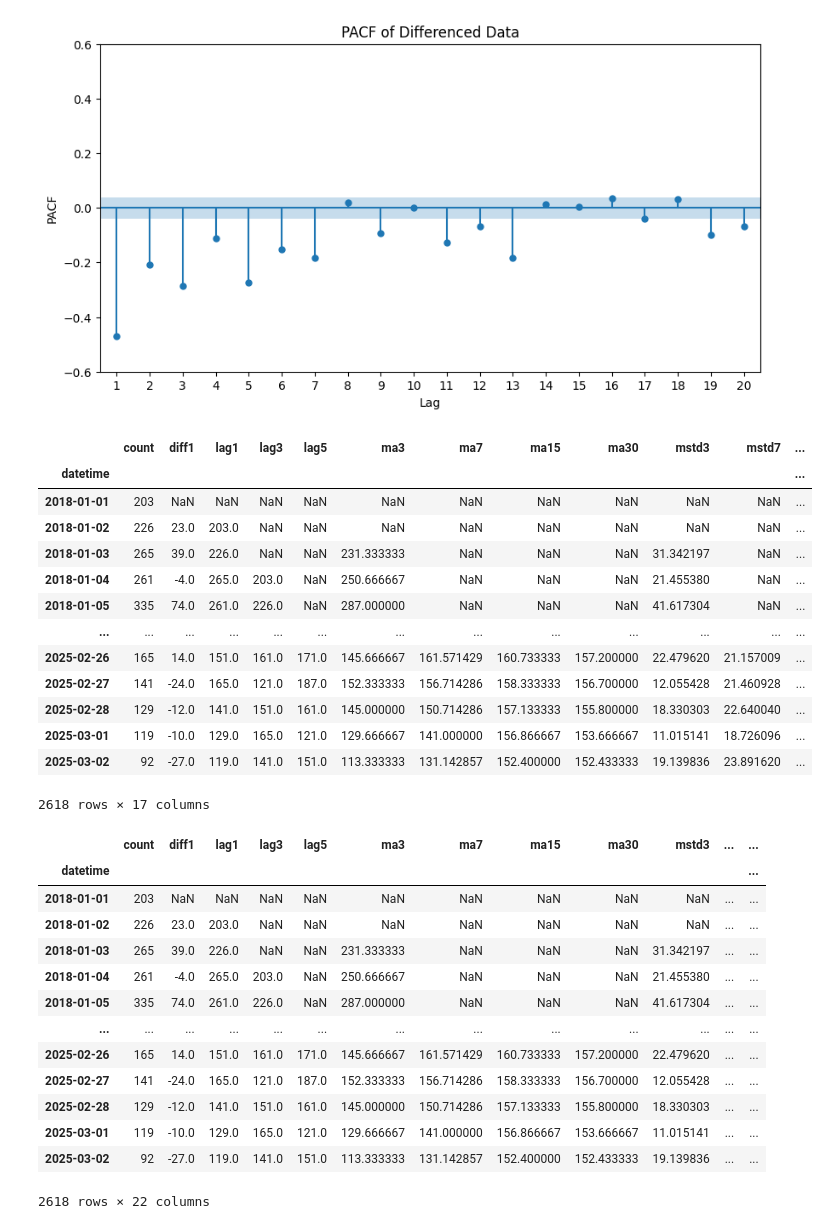
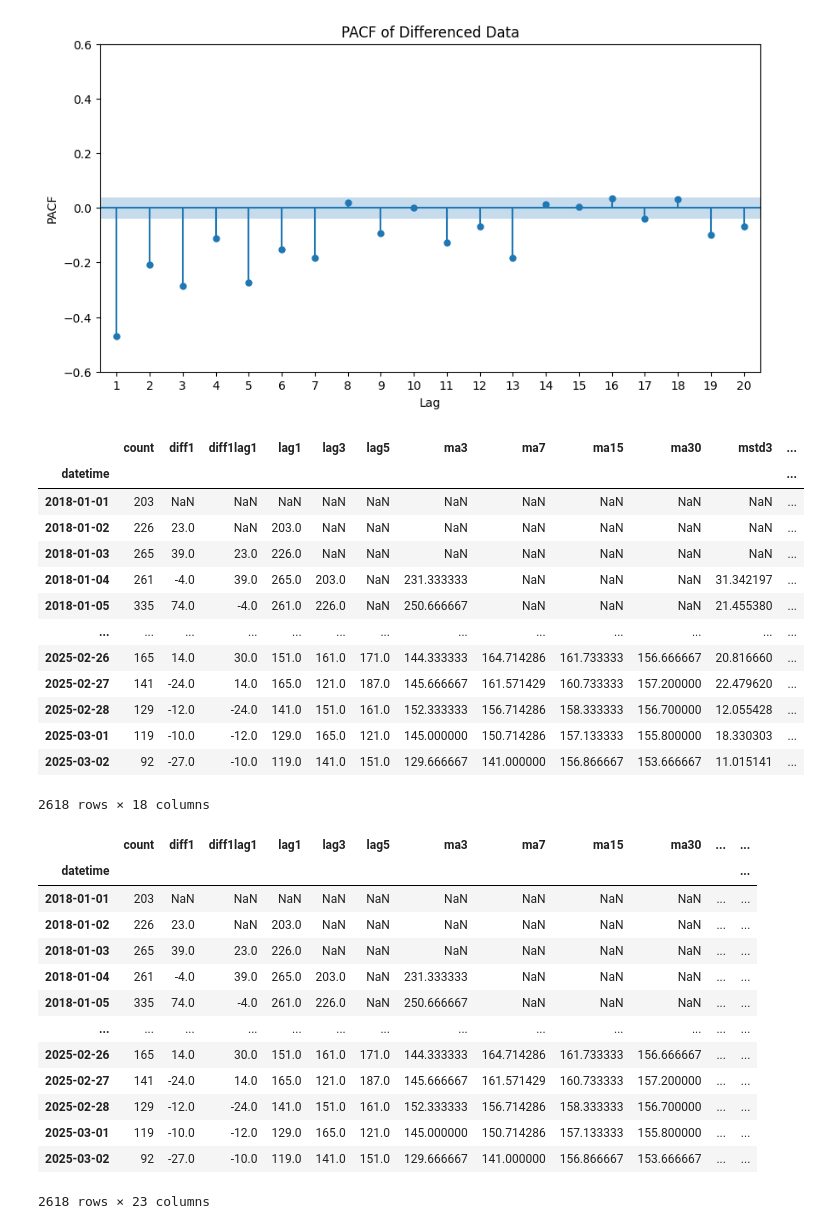
Before and after one commit to rogerwng/SFPD_Crime, a Jupyter notebook: forecasting.ipynb, the cells around one changed output. Drawn from its saved outputs; the diff is of its cells as text; code cells hidden in the pictures.

```diff
--- a/forecasting.ipynb
+++ b/forecasting.ipynb
@@ -67,6 +68,7 @@ Time Series Size: 2618
 [figure]
 # %%
 ts['diff1'] = ts['count'].diff(1)
+ts['diff1lag1'] = ts['diff1'].shift(1)
 
 fig, ax = plt.subplots(1,1, figsize=(15, 5))
 ax.plot(ts['diff1'])
@@ -93,35 +95,35 @@ plt.show()
 # %%
 # create lag1, lag3, lag5 features
 for lag in [1, 3, 5]:
     ts[f'lag{lag}'] = ts['count'].shift(lag)
 
 # create rolling means and stds
 ma = pd.DataFrame()
 mstd = pd.DataFrame()
 mtrend = pd.DataFrame()
 for window in [3,7,15,30]:
-    rolling = ts['count'].rolling(window)
+    rolling = ts['count'].shift(1).rolling(window) # exclude current information
     ma[f'ma{window}'] = rolling.mean()
     mstd[f'mstd{window}'] = rolling.std()
     mtrend[f'mtrend{window}'] = ma[f'ma{window}'].diff()
 
 ts = pd.concat([ts, ma, mstd, mtrend], axis=1)
 ts
 # %% [output]
-|  | count | diff1 | lag1 | lag3 | lag5 | ma3 | ma7 | ma15 | ma30 | mstd3 | mstd7 | ... |
+|  | count | diff1 | diff1lag1 | lag1 | lag3 | lag5 | ma3 | ma7 | ma15 | ma30 | mstd3 | ... |
 | datetime |  |  |  |  |  |  |  |  |  |  |  | ... |
 | 2018-01-01 | 203 | NaN | NaN | NaN | NaN | NaN | NaN | NaN | NaN | NaN | NaN | ... |
-| 2018-01-02 | 226 | 23.0 | 203.0 | NaN | NaN | NaN | NaN | NaN | NaN | NaN | NaN | ... |
-| 2018-01-03 | 265 | 39.0 | 226.0 | NaN | NaN | 231.333333 | NaN | NaN | NaN | 31.342197 | NaN | ... |
-| 2018-01-04 | 261 | -4.0 | 265.0 | 203.0 | NaN | 250.666667 | NaN | NaN | NaN | 21.455380 | NaN | ... |
-| 2018-01-05 | 335 | 74.0 | 261.0 | 226.0 | NaN | 287.000000 | NaN | NaN | NaN | 41.617304 | NaN | ... |
+| 2018-01-02 | 226 | 23.0 | NaN | 203.0 | NaN | NaN | NaN | NaN | NaN | NaN | NaN | ... |
+| 2018-01-03 | 265 | 39.0 | 23.0 | 226.0 | NaN | NaN | NaN | NaN | NaN | NaN | NaN | ... |
+| 2018-01-04 | 261 | -4.0 | 39.0 | 265.0 | 203.0 | NaN | 231.333333 | NaN | NaN | NaN | 31.342197 | ... |
+| 2018-01-05 | 335 | 74.0 | -4.0 | 261.0 | 226.0 | NaN | 250.666667 | NaN | NaN | NaN | 21.455380 | ... |
 | ... | ... | ... | ... | ... | ... | ... | ... | ... | ... | ... | ... | ... |
-| 2025-02-26 | 165 | 14.0 | 151.0 | 161.0 | 171.0 | 145.666667 | 161.571429 | 160.733333 | 157.200000 | 22.479620 | 21.157009 | ... |
-| 2025-02-27 | 141 | -24.0 | 165.0 | 121.0 | 187.0 | 152.333333 | 156.714286 | 158.333333 | 156.700000 | 12.055428 | 21.460928 | ... |
-| 2025-02-28 | 129 | -12.0 | 141.0 | 151.0 | 161.0 | 145.000000 | 150.714286 | 157.133333 | 155.800000 | 18.330303 | 22.640040 | ... |
-| 2025-03-01 | 119 | -10.0 | 129.0 | 165.0 | 121.0 | 129.666667 | 141.000000 | 156.866667 | 153.666667 | 11.015141 | 18.726096 | ... |
-| 2025-03-02 | 92 | -27.0 | 119.0 | 141.0 | 151.0 | 113.333333 | 131.142857 | 152.400000 | 152.433333 | 19.139836 | 23.891620 | ... |
+| 2025-02-26 | 165 | 14.0 | 30.0 | 151.0 | 161.0 | 171.0 | 144.333333 | 164.714286 | 161.733333 | 156.666667 | 20.816660 | ... |
+| 2025-02-27 | 141 | -24.0 | 14.0 | 165.0 | 121.0 | 187.0 | 145.666667 | 161.571429 | 160.733333 | 157.200000 | 22.479620 | ... |
+| 2025-02-28 | 129 | -12.0 | -24.0 | 141.0 | 151.0 | 161.0 | 152.333333 | 156.714286 | 158.333333 | 156.700000 | 12.055428 | ... |
+| 2025-03-01 | 119 | -10.0 | -12.0 | 129.0 | 165.0 | 121.0 | 145.000000 | 150.714286 | 157.133333 | 155.800000 | 18.330303 | ... |
+| 2025-03-02 | 92 | -27.0 | -10.0 | 119.0 | 141.0 | 151.0 | 129.666667 | 141.000000 | 156.866667 | 153.666667 | 11.015141 | ... |
-2618 rows × 17 columns
+2618 rows × 18 columns
 # %%
 # date features
 ts['year'] = ts.index.year
@@ -131,17 +133,17 @@ ts['weekend'] = ts.index.weekday >= 5
 ts['holiday'] = ts.index.isin(holidays.US())
 ts
 # %% [output]
-|  | count | diff1 | lag1 | lag3 | lag5 | ma3 | ma7 | ma15 | ma30 | mstd3 | ... | ... |
+|  | count | diff1 | diff1lag1 | lag1 | lag3 | lag5 | ma3 | ma7 | ma15 | ma30 | ... | ... |
 | datetime |  |  |  |  |  |  |  |  |  |  |  | ... |
 | 2018-01-01 | 203 | NaN | NaN | NaN | NaN | NaN | NaN | NaN | NaN | NaN | ... | ... |
-| 2018-01-02 | 226 | 23.0 | 203.0 | NaN | NaN | NaN | NaN | NaN | NaN | NaN | ... | ... |
-| 2018-01-03 | 265 | 39.0 | 226.0 | NaN | NaN | 231.333333 | NaN | NaN | NaN | 31.342197 | ... | ... |
-| 2018-01-04 | 261 | -4.0 | 265.0 | 203.0 | NaN | 250.666667 | NaN | NaN | NaN | 21.455380 | ... | ... |
-| 2018-01-05 | 335 | 74.0 | 261.0 | 226.0 | NaN | 287.000000 | NaN | NaN | NaN | 41.617304 | ... | ... |
+| 2018-01-02 | 226 | 23.0 | NaN | 203.0 | NaN | NaN | NaN | NaN | NaN | NaN | ... | ... |
+| 2018-01-03 | 265 | 39.0 | 23.0 | 226.0 | NaN | NaN | NaN | NaN | NaN | NaN | ... | ... |
+| 2018-01-04 | 261 | -4.0 | 39.0 | 265.0 | 203.0 | NaN | 231.333333 | NaN | NaN | NaN | ... | ... |
+| 2018-01-05 | 335 | 74.0 | -4.0 | 261.0 | 226.0 | NaN | 250.666667 | NaN | NaN | NaN | ... | ... |
 | ... | ... | ... | ... | ... | ... | ... | ... | ... | ... | ... | ... | ... |
-| 2025-02-26 | 165 | 14.0 | 151.0 | 161.0 | 171.0 | 145.666667 | 161.571429 | 160.733333 | 157.200000 | 22.479620 | ... | ... |
-| 2025-02-27 | 141 | -24.0 | 165.0 | 121.0 | 187.0 | 152.333333 | 156.714286 | 158.333333 | 156.700000 | 12.055428 | ... | ... |
-| 2025-02-28 | 129 | -12.0 | 141.0 | 151.0 | 161.0 | 145.000000 | 150.714286 | 157.133333 | 155.800000 | 18.330303 | ... | ... |
-| 2025-03-01 | 119 | -10.0 | 129.0 | 165.0 | 121.0 | 129.666667 | 141.000000 | 156.866667 | 153.666667 | 11.015141 | ... | ... |
-| 2025-03-02 | 92 | -27.0 | 119.0 | 141.0 | 151.0 | 113.333333 | 131.142857 | 152.400000 | 152.433333 | 19.139836 | ... | ... |
+| 2025-02-26 | 165 | 14.0 | 30.0 | 151.0 | 161.0 | 171.0 | 144.333333 | 164.714286 | 161.733333 | 156.666667 | ... | ... |
+| 2025-02-27 | 141 | -24.0 | 14.0 | 165.0 | 121.0 | 187.0 | 145.666667 | 161.571429 | 160.733333 | 157.200000 | ... | ... |
+| 2025-02-28 | 129 | -12.0 | -24.0 | 141.0 | 151.0 | 161.0 | 152.333333 | 156.714286 | 158.333333 | 156.700000 | ... | ... |
+| 2025-03-01 | 119 | -10.0 | -12.0 | 129.0 | 165.0 | 121.0 | 145.000000 | 150.714286 | 157.133333 | 155.800000 | ... | ... |
+| 2025-03-02 | 92 | -27.0 | -10.0 | 119.0 | 141.0 | 151.0 | 129.666667 | 141.000000 | 156.866667 | 153.666667 | ... | ... |
-2618 rows × 22 columns
+2618 rows × 23 columns
```
Also changed, not shown: parts of 5 cells of this notebook.
